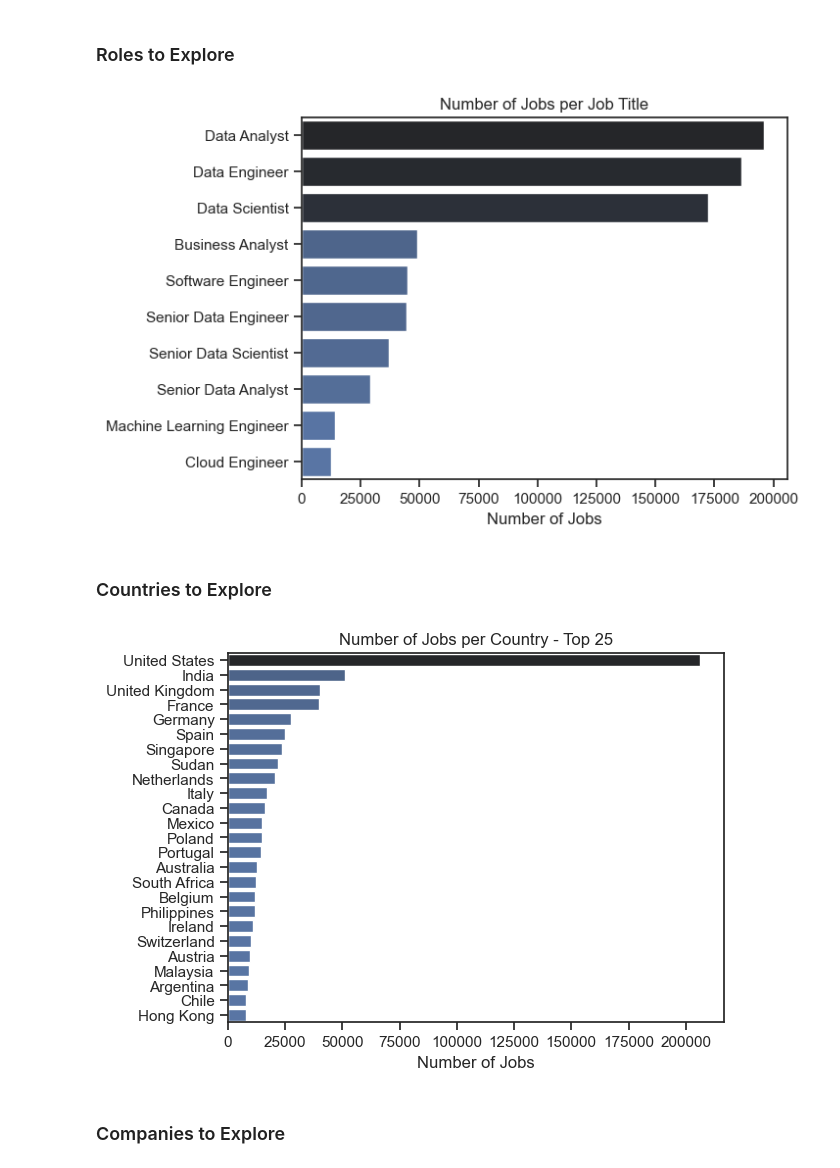
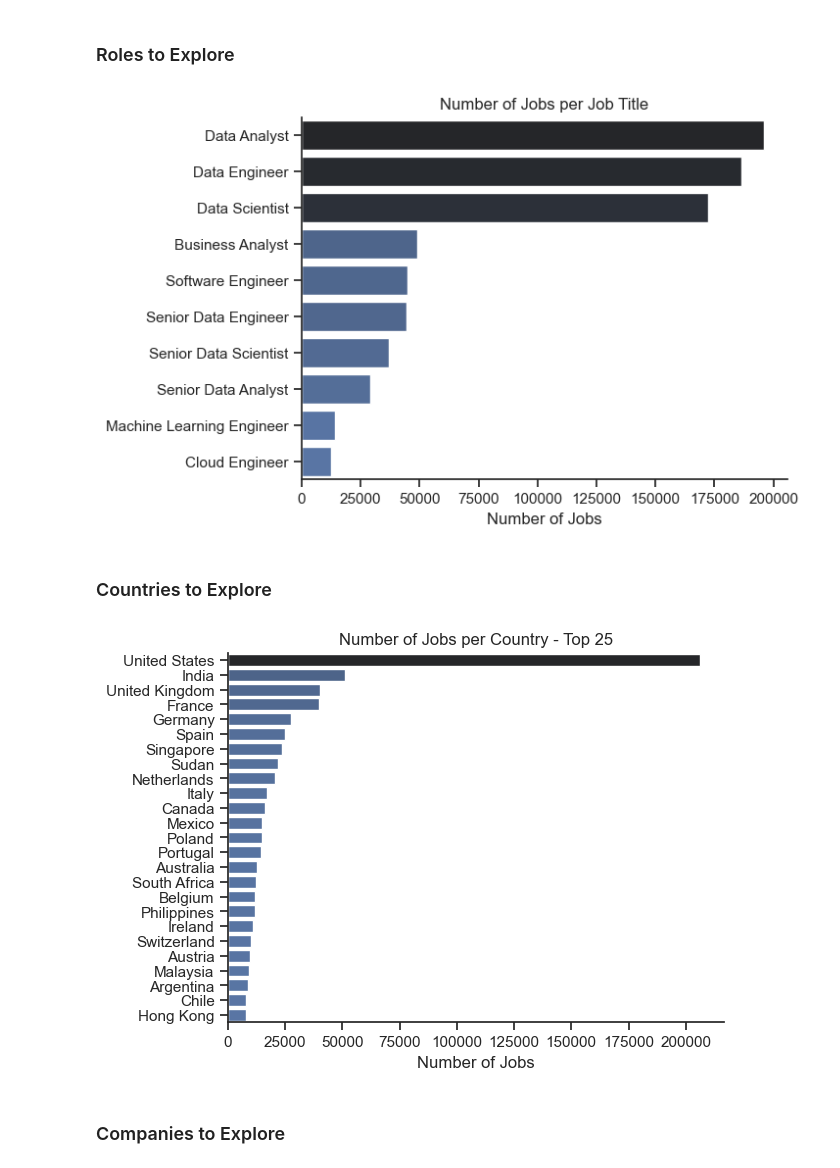
Before and after one commit to Victor-Nguyen-da-dev/Python-Portfolio-1, a Jupyter notebook: 3.Projects/1.EDA_Intro_SEA.ipynb, the cells around one changed output. Saved outputs shown, nothing was run; the diff lists cells and outputs as text; code cells hidden in the pictures.

```diff
--- a/3.Projects/1.EDA_Intro_SEA.ipynb
+++ b/3.Projects/1.EDA_Intro_SEA.ipynb
@@ -23,14 +23,15 @@ df_SEA = df[df['job_country'].isin(ASEAN)].copy()
 # %%
 df_plot_WW = df['job_title_short'].value_counts().to_frame()
 
 sns.set_theme(style='ticks')
 sns.barplot(data=df_plot_WW, x='count', y='job_title_short', hue ='count', palette ='dark:b_r', legend = False)
+sns.despine()
 plt.xlabel('Number of Jobs')
 plt.ylabel('')
 plt.title('Number of Jobs per Job Title')
 plt.show()
 # %% [output]
-[figure, old version]
+[figure, new version]
 # %% [markdown]
 ### Countries to Explore
 # %%
@@ -38,12 +39,13 @@ df_plot2 = df['job_country'].value_counts().to_frame().head(25)
 
 sns.set_theme(style='ticks')
 sns.barplot(data=df_plot2, x='count', y='job_country', hue='count', palette= 'dark:b_r', legend=False)
+sns.despine()
 plt.xlabel('Number of Jobs')
 plt.ylabel('')
 plt.title('Number of Jobs per Country - Top 25')
 plt.show()
 # %% [output]
-[figure, old version]
+[figure, new version]
 # %% [markdown]
 ### Companies to Explore
 # %%
```
Also changed, not shown: parts of 4 cells of this notebook, 4 other files.
